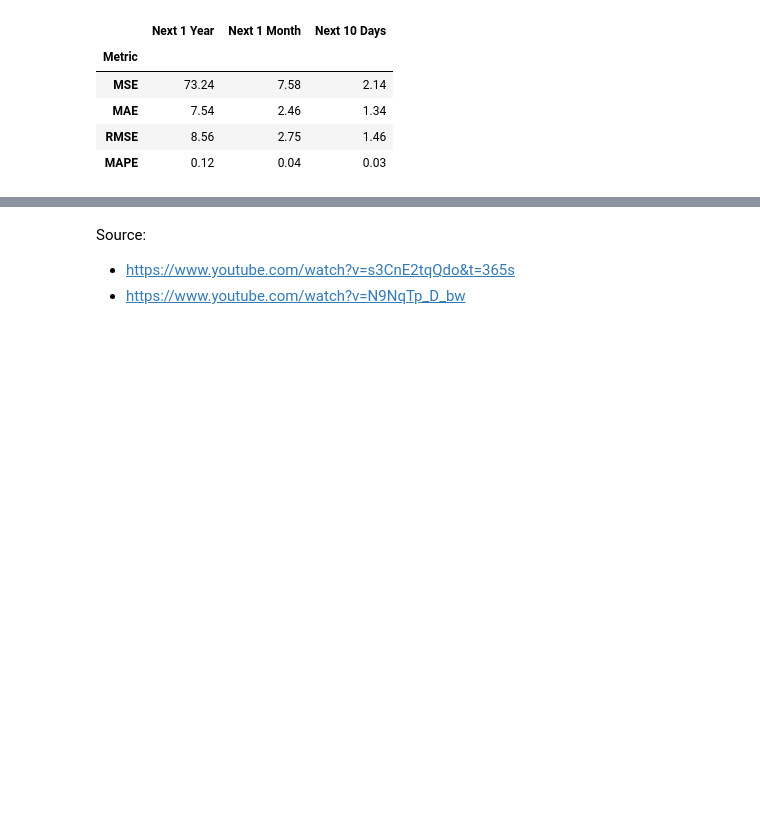
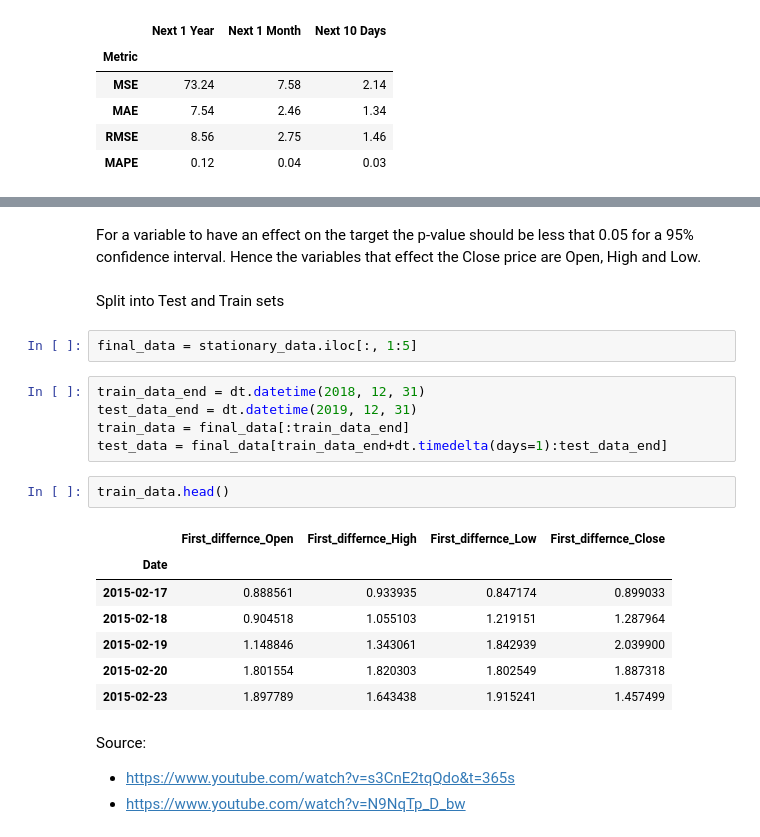
Before and after one commit to sohamthirty/Stock-Price-Prediction-with-Sentiment-Analysis, a Jupyter notebook: Stock_Price_Scraping_EDA.ipynb, the cells around one changed output, grey strips where cells are left out. Saved outputs shown, nothing was run; the diff lists cells and outputs as text; blank space fills up the shorter version.

```diff
--- a/Stock_Price_Scraping_EDA.ipynb
+++ b/Stock_Price_Scraping_EDA.ipynb
@@ -648,3 +755,25 @@ df_results
+# %% [markdown]
+For a variable to have an effect on the target the p-value should be less that 0.05 for a 95% confidence interval.
+Hence the variables that effect the Close price are Open, High and Low.
+# %% [markdown]
+Split into Test and Train sets
+# %%
+final_data = stationary_data.iloc[:, 1:5]
+# %%
+train_data_end = dt.datetime(2018, 12, 31)
+test_data_end = dt.datetime(2019, 12, 31)
+train_data = final_data[:train_data_end]
+test_data = final_data[train_data_end+dt.timedelta(days=1):test_data_end]
+# %%
+train_data.head()
+# %% [output]
+|  | First_differnce_Open | First_differnce_High | First_differnce_Low | First_differnce_Close |
+| Date |  |  |  |  |
+| 2015-02-17 | 0.888561 | 0.933935 | 0.847174 | 0.899033 |
+| 2015-02-18 | 0.904518 | 1.055103 | 1.219151 | 1.287964 |
+| 2015-02-19 | 1.148846 | 1.343061 | 1.842939 | 2.039900 |
+| 2015-02-20 | 1.801554 | 1.820303 | 1.802549 | 1.887318 |
+| 2015-02-23 | 1.897789 | 1.643438 | 1.915241 | 1.457499 |
 # %% [markdown]
 Source:
 - https://www.youtube.com/watch?v=s3CnE2tqQdo&t=365s
```
Also changed, not shown: parts of 16 cells of this notebook.
